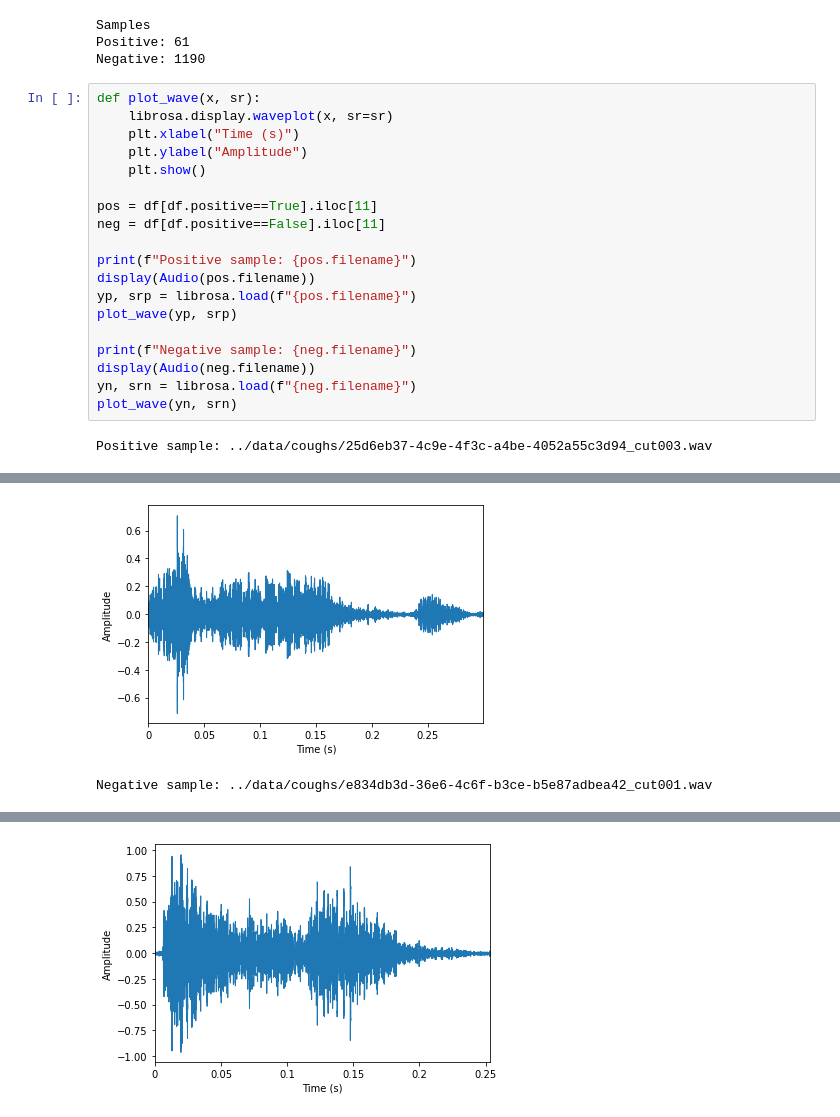
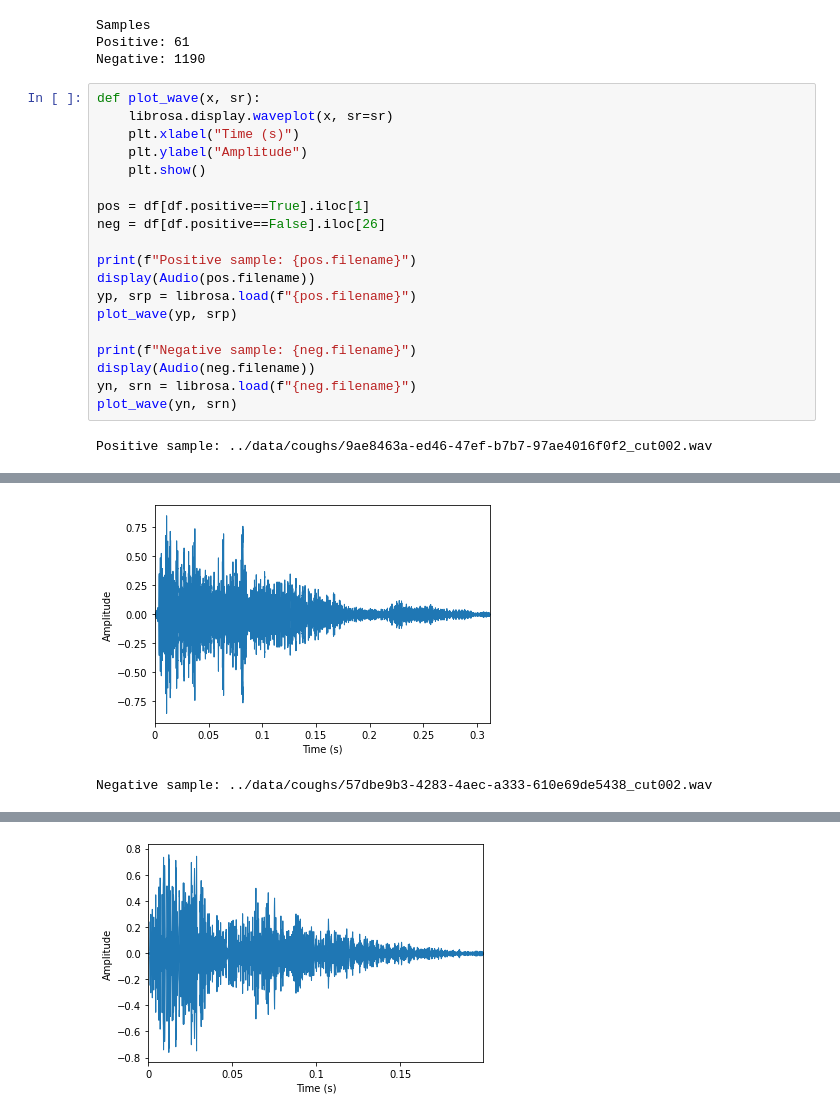
Before and after one commit to ale316/covid-19-classifier, a Jupyter notebook: notebooks/visualizations.ipynb, the cells around one changed output, grey strips where cells are left out. Saved outputs shown, nothing was run; the diff lists cells and outputs as text.

```diff
--- a/notebooks/visualizations.ipynb
+++ b/notebooks/visualizations.ipynb
@@ -82,29 +82,29 @@ Negative: 1190
 # %%
 def plot_wave(x, sr):
     librosa.display.waveplot(x, sr=sr)
     plt.xlabel("Time (s)")
     plt.ylabel("Amplitude")
     plt.show()
 
-pos = df[df.positive==True].iloc[11]
-neg = df[df.positive==False].iloc[11]
+pos = df[df.positive==True].iloc[1]
+neg = df[df.positive==False].iloc[26]
 
 print(f"Positive sample: {pos.filename}")
 display(Audio(pos.filename))
 yp, srp = librosa.load(f"{pos.filename}")
 plot_wave(yp, srp)
 
 print(f"Negative sample: {neg.filename}")
 display(Audio(neg.filename))
 yn, srn = librosa.load(f"{neg.filename}")
 plot_wave(yn, srn)
 # %% [output]
-Positive sample: ../data/coughs/25d6eb37-4c9e-4f3c-a4be-4052a55c3d94_cut003.wav
+Positive sample: ../data/coughs/9ae8463a-ed46-47ef-b7b7-97ae4016f0f2_cut002.wav
 [interactive output not drawn]
-[figure, old version]
+[figure, new version]
-Negative sample: ../data/coughs/e834db3d-36e6-4c6f-b3ce-b5e87adbea42_cut001.wav
+Negative sample: ../data/coughs/57dbe9b3-4283-4aec-a333-610e69de5438_cut002.wav
 [interactive output not drawn]
-[figure, old version]
+[figure, new version]
 # %%
 def plot_spec(x):
     x_stft = librosa.stft(x)
```
Also changed, not shown: parts of 4 cells of this notebook.
